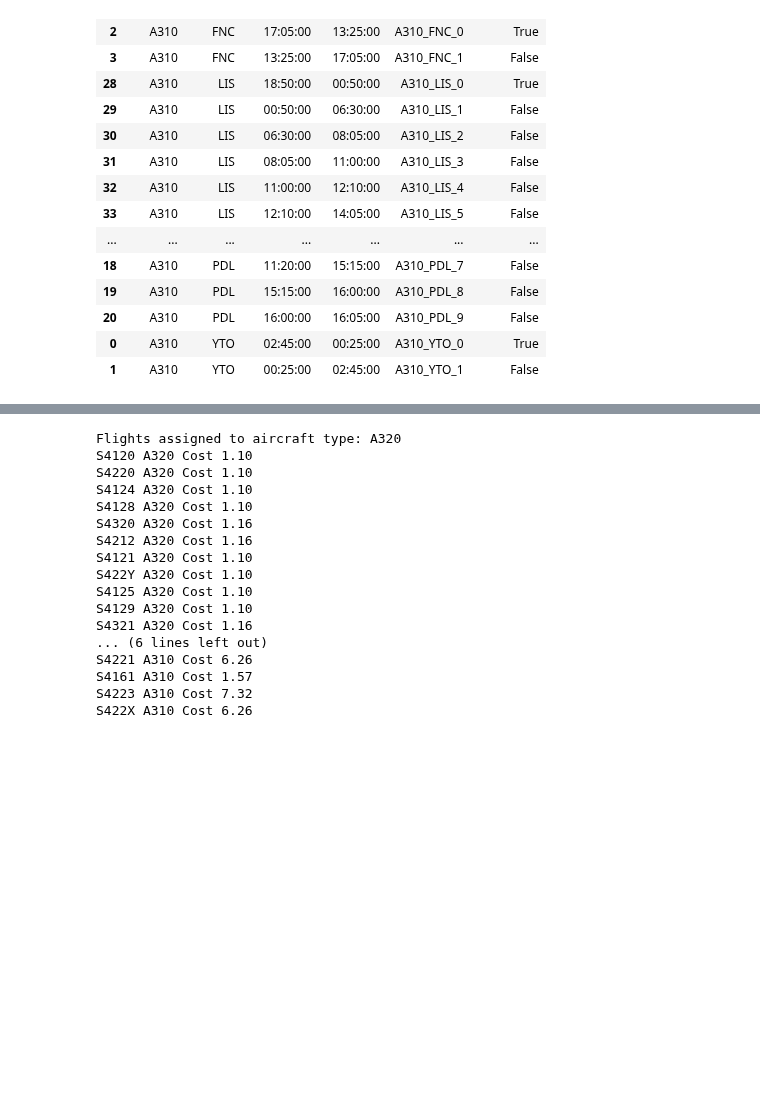
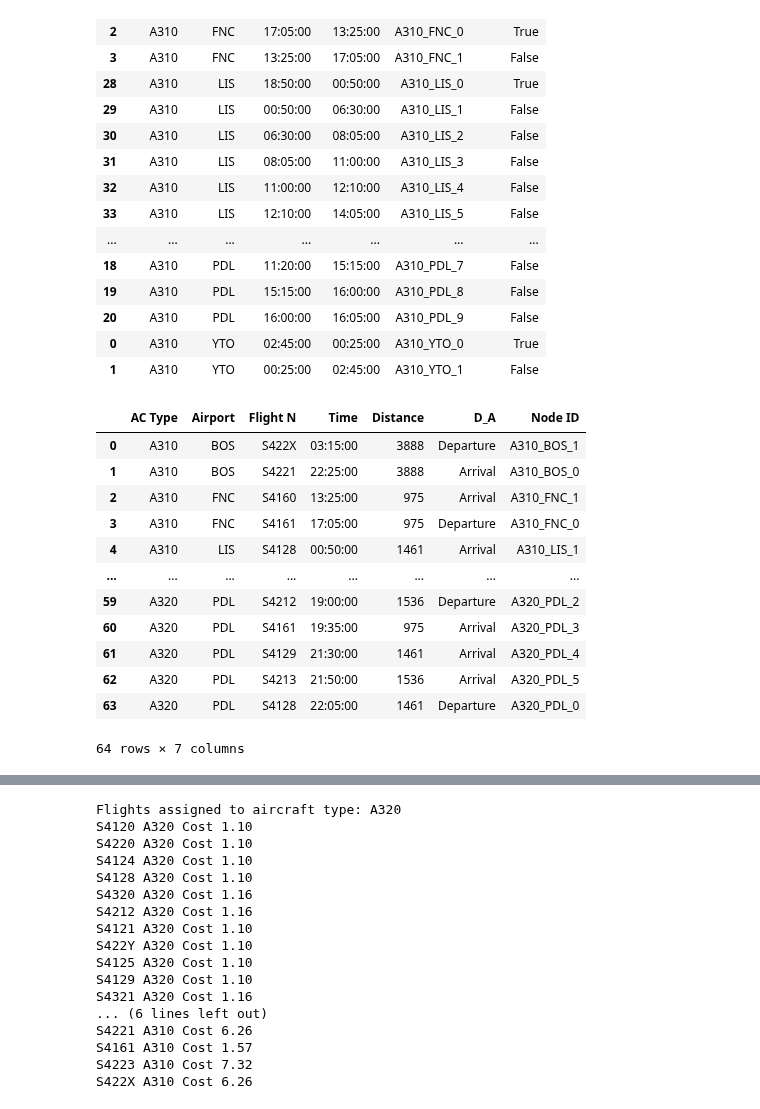
Before and after one commit to allanguzmanf/AE4426, a Jupyter notebook: Example_FAM.ipynb, the cells around one changed output, grey strips where cells are left out. Cells and saved outputs as stored; diff of their text form; code cells hidden in the pictures; blank space fills up the shorter version.

```diff
--- a/Example_FAM.ipynb
+++ b/Example_FAM.ipynb
@@ -175,6 +176,22 @@ for k in ac_list:
         for i in nodes_df[(nodes_df['AC Type'] == k) & (nodes_df['Airport'] == n)]['Node ID']:
             nodes[k][n][i]['Departures'] = list(events[(events['AC Type'] == k) & (events['Airport'] == n) & (events['Time'] == nodes[k][n][i]['Time']) & (events['D_A'] == 'Departure')]['Flight N'])
             nodes[k][n][i]['Arrivals'] = list(events[(events['AC Type'] == k) & (events['Airport'] == n) & (events['Time'] == nodes[k][n][i]['Time']) & (events['D_A'] == 'Arrival')]['Flight N'])
+# %%
+events
+# %% [output]
+|  | AC Type | Airport | Flight N | Time | Distance | D_A | Node ID |
+| 0 | A310 | BOS | S422X | 03:15:00 | 3888 | Departure | A310_BOS_1 |
+| 1 | A310 | BOS | S4221 | 22:25:00 | 3888 | Arrival | A310_BOS_0 |
+| 2 | A310 | FNC | S4160 | 13:25:00 | 975 | Arrival | A310_FNC_1 |
+| 3 | A310 | FNC | S4161 | 17:05:00 | 975 | Departure | A310_FNC_0 |
+| 4 | A310 | LIS | S4128 | 00:50:00 | 1461 | Arrival | A310_LIS_1 |
+| ... | ... | ... | ... | ... | ... | ... | ... |
+| 59 | A320 | PDL | S4212 | 19:00:00 | 1536 | Departure | A320_PDL_2 |
+| 60 | A320 | PDL | S4161 | 19:35:00 | 975 | Arrival | A320_PDL_3 |
+| 61 | A320 | PDL | S4129 | 21:30:00 | 1461 | Arrival | A320_PDL_4 |
+| 62 | A320 | PDL | S4213 | 21:50:00 | 1536 | Arrival | A320_PDL_5 |
+| 63 | A320 | PDL | S4128 | 22:05:00 | 1461 | Departure | A320_PDL_0 |
+64 rows × 7 columns
 # %%
 # n+: ground arcs originating at any node n (start time)
 # n-: ground arcs ending at any node n (end time)
```
Also changed, not shown: parts of 9 cells of this notebook.
